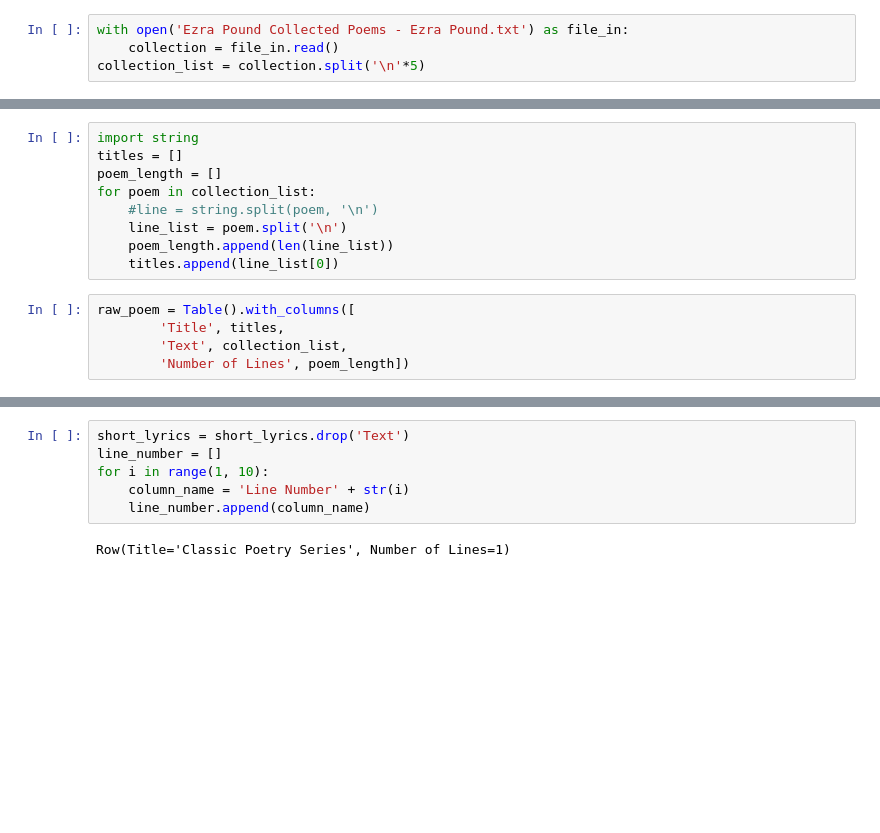
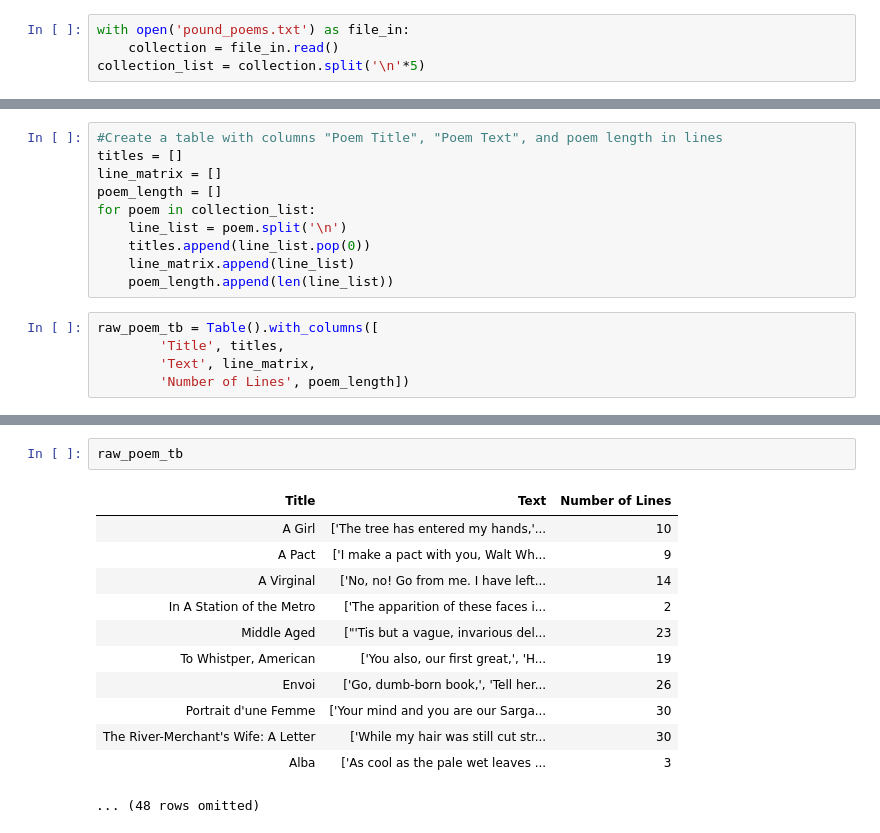
Before and after one commit to KimiaG/literature-connector, a Jupyter notebook: Literature Connector Final Project.ipynb, the cells around one changed output, grey strips where cells are left out. Drawn from its saved outputs; the diff is of its cells as text; blank space fills up the shorter version.

```diff
--- a/Literature Connector Final Project.ipynb
+++ b/Literature Connector Final Project.ipynb
@@ -7,5 +13,5 @@ Populating the interactive namespace from numpy and matplotlib
 # %%
-with open('Ezra Pound Collected Poems - Ezra Pound.txt') as file_in:
+with open('pound_poems.txt') as file_in:
     collection = file_in.read()
 collection_list = collection.split('\n'*5)
 # %%
@@ -42,14 +41,15 @@ len(collection_list)
-# %%
-import string
-titles = []
-poem_length = []
-for poem in collection_list:
-    #line = string.split(poem, '\n')
-    line_list = poem.split('\n')
-    poem_length.append(len(line_list))
-    titles.append(line_list[0])
+# %%
+#Create a table with columns "Poem Title", "Poem Text", and poem length in lines
+titles = []
+line_matrix = []
+poem_length = []
+for poem in collection_list:
+    line_list = poem.split('\n')
+    titles.append(line_list.pop(0))
+    line_matrix.append(line_list)
+    poem_length.append(len(line_list))
 # %%
-raw_poem = Table().with_columns([
+raw_poem_tb = Table().with_columns([
         'Title', titles,
-        'Text', collection_list,
+        'Text', line_matrix,
         'Number of Lines', poem_length])
@@ -69,8 +56,15 @@ short_lyrics.num_rows
-# %%
-short_lyrics = short_lyrics.drop('Text')
-line_number = []
-for i in range(1, 10):
-    column_name = 'Line Number' + str(i)
-    line_number.append(column_name)
-# %% [output]
-Row(Title='Classic Poetry Series', Number of Lines=1)
+# %%
+raw_poem_tb
+# %% [output]
+| Title | Text | Number of Lines |
+| A Girl | ['The tree has entered my hands,'... | 10 |
+| A Pact | ['I make a pact with you, Walt Wh... | 9 |
+| A Virginal | ['No, no! Go from me. I have left... | 14 |
+| In A Station of the Metro | ['The apparition of these faces i... | 2 |
+| Middle Aged | ["'Tis but a vague, invarious del... | 23 |
+| To Whistper, American | ['You also, our first great,', 'H... | 19 |
+| Envoi | ['Go, dumb-born book,', 'Tell her... | 26 |
+| Portrait d'une Femme | ['Your mind and you are our Sarga... | 30 |
+| The River-Merchant's Wife: A Letter | ['While my hair was still cut str... | 30 |
+| Alba | ['As cool as the pale wet leaves ... | 3 |
+... (48 rows omitted)
```
Also changed, not shown: parts of 18 cells of this notebook, 2 other files.
